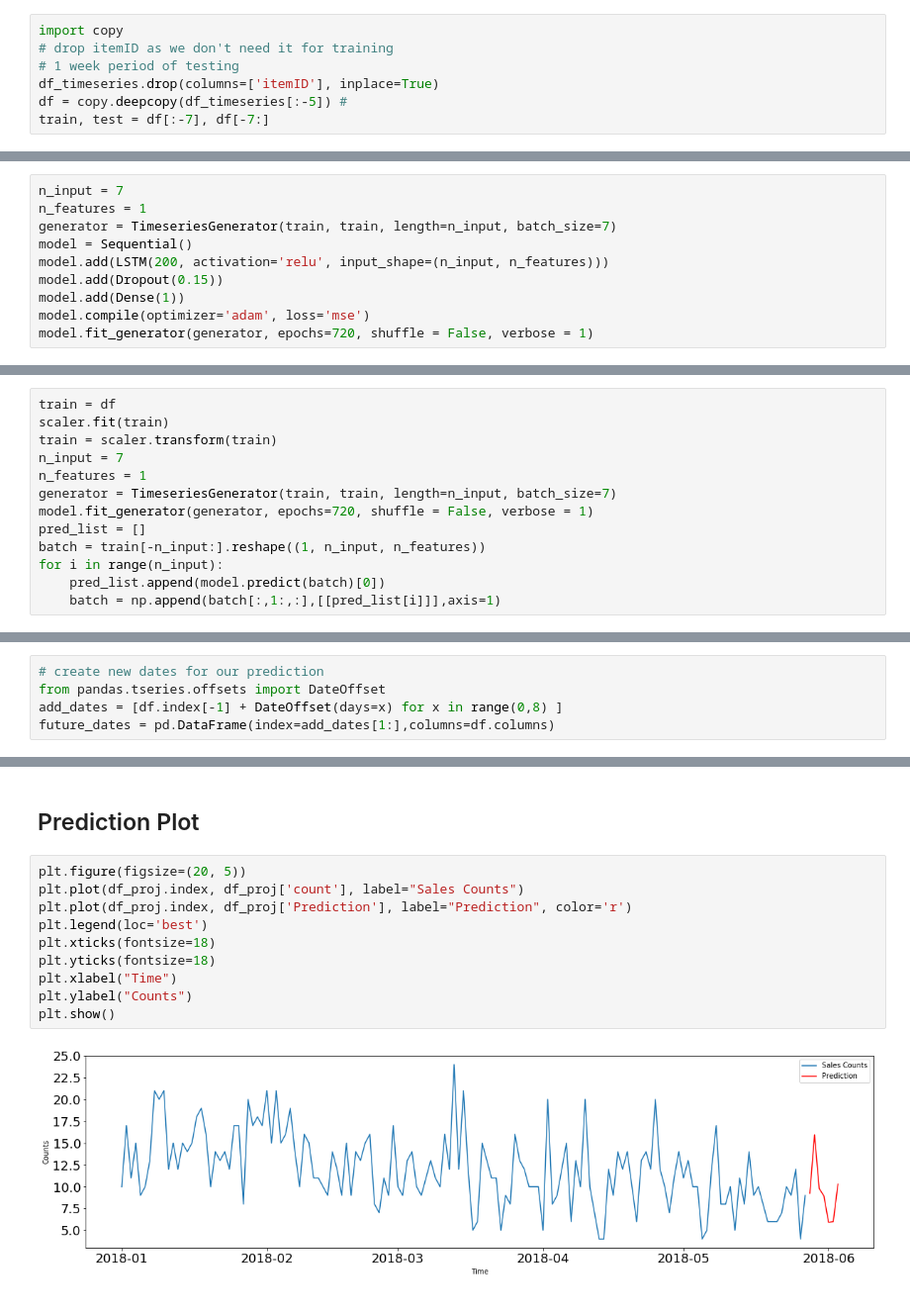
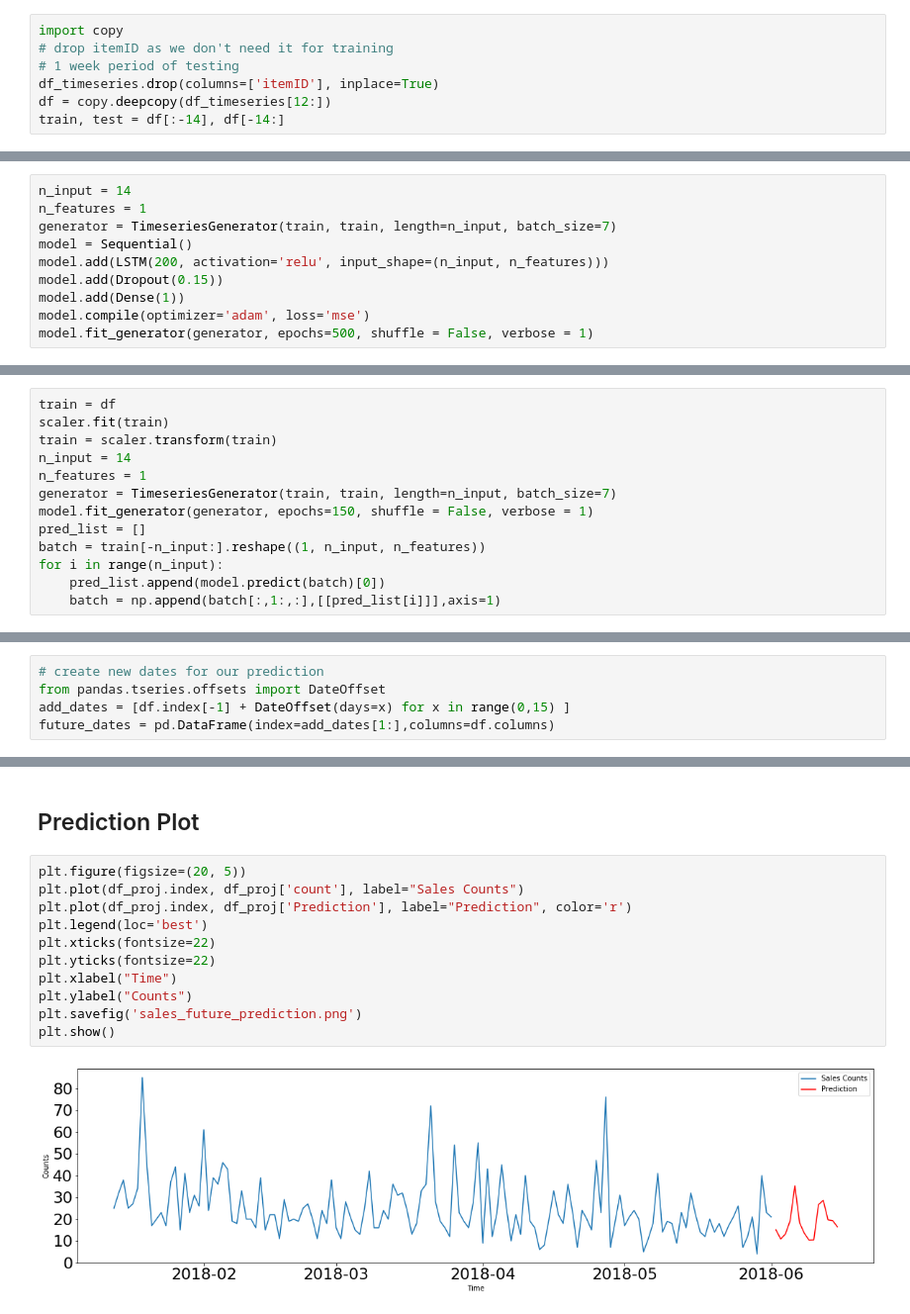
Before and after one commit to janapfeffer/DMC20_abraca-data, a Jupyter notebook: Predictive Model LSTM.ipynb, the cells around one changed output, grey strips where cells are left out. Shown: that part at 99% size. Drawn from its saved outputs; the diff is of its cells as text.

```diff
--- a/Predictive Model LSTM.ipynb
+++ b/Predictive Model LSTM.ipynb
@@ -73,8 +72,8 @@ import copy
 # drop itemID as we don't need it for training
 # 1 week period of testing
 df_timeseries.drop(columns=['itemID'], inplace=True)
-df = copy.deepcopy(df_timeseries[:-5]) #
-train, test = df[:-7], df[-7:]
+df = copy.deepcopy(df_timeseries[12:])
+train, test = df[:-14], df[-14:]
 # %% [markdown]
 ## Feed Into LSTM
 
@@ -89,7 +88,7 @@ scaler.fit(train)
 train = scaler.transform(train)
 test = scaler.transform(test)
 # %%
-n_input = 7
+n_input = 14
 n_features = 1
 generator = TimeseriesGenerator(train, train, length=n_input, batch_size=7)
 model = Sequential()
@@ -97,5 +96,5 @@ model.add(LSTM(200, activation='relu', input_shape=(n_input, n_features)))
 model.add(Dropout(0.15))
 model.add(Dense(1))
 model.compile(optimizer='adam', loss='mse')
-model.fit_generator(generator, epochs=720, shuffle = False, verbose = 1)
+model.fit_generator(generator, epochs=500, shuffle = False, verbose = 1)
 # %% [output]
@@ -160,10 +162,10 @@ plt.show()
 train = df
 scaler.fit(train)
 train = scaler.transform(train)
-n_input = 7
+n_input = 14
 n_features = 1
 generator = TimeseriesGenerator(train, train, length=n_input, batch_size=7)
-model.fit_generator(generator, epochs=720, shuffle = False, verbose = 1)
+model.fit_generator(generator, epochs=150, shuffle = False, verbose = 1)
 pred_list = []
 batch = train[-n_input:].reshape((1, n_input, n_features))
 for i in range(n_input):
@@ -190,7 +192,7 @@ Epoch 720/720
 # %%
 # create new dates for our prediction
 from pandas.tseries.offsets import DateOffset
-add_dates = [df.index[-1] + DateOffset(days=x) for x in range(0,8) ]
+add_dates = [df.index[-1] + DateOffset(days=x) for x in range(0,15) ]
 future_dates = pd.DataFrame(index=add_dates[1:],columns=df.columns)
 # %%
 df_predict = pd.DataFrame(scaler.inverse_transform(pred_list),
@@ -202,12 +204,13 @@ df_proj = pd.concat([df,df_predict], axis=1)
 # %%
 plt.figure(figsize=(20, 5))
 plt.plot(df_proj.index, df_proj['count'], label="Sales Counts")
 plt.plot(df_proj.index, df_proj['Prediction'], label="Prediction", color='r')
 plt.legend(loc='best')
-plt.xticks(fontsize=18)
-plt.yticks(fontsize=18)
+plt.xticks(fontsize=22)
+plt.yticks(fontsize=22)
 plt.xlabel("Time")
 plt.ylabel("Counts")
+plt.savefig('sales_future_prediction.png')
 plt.show()
 # %% [output]
-[figure, old version]
+[figure, new version]
```
Also changed, not shown: parts of 5 cells of this notebook.
